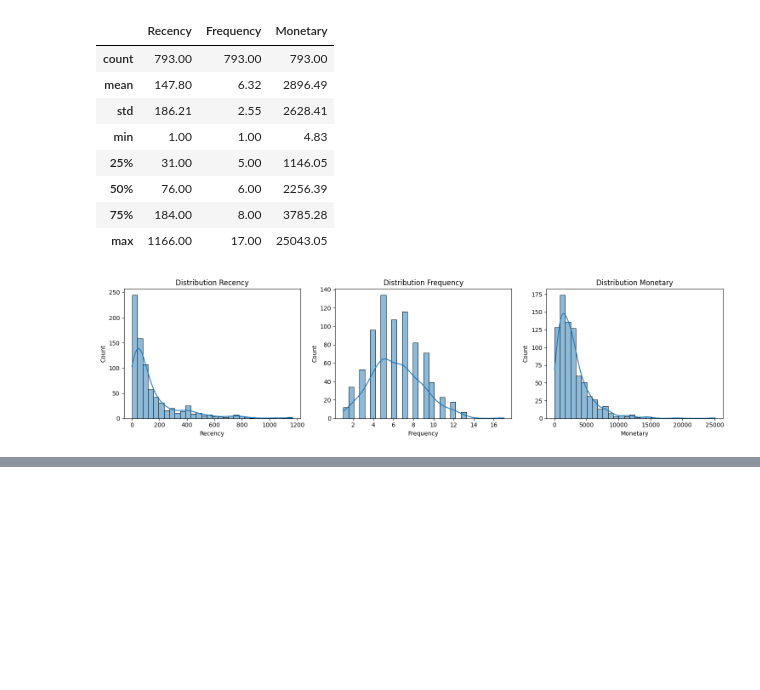
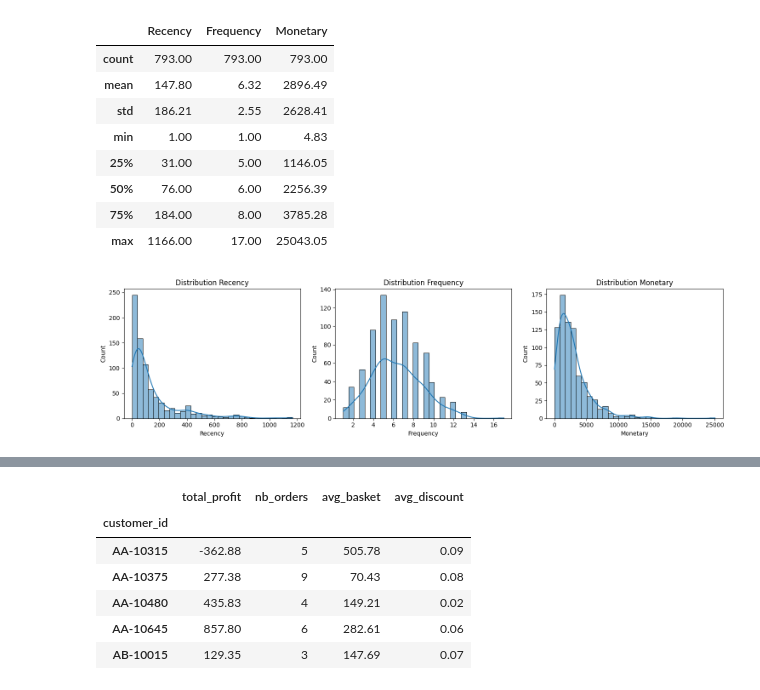
Before and after one commit to msshaqura/project_superstore, a Jupyter notebook: notebooks/sample_superstore.ipynb, the cells around one changed output, grey strips where cells are left out. Cells and saved outputs as stored; diff of their text form; code cells hidden in the pictures; blank space fills up the shorter version.

```diff
--- a/notebooks/sample_superstore.ipynb
+++ b/notebooks/sample_superstore.ipynb
@@ -1066,0 +1075,32 @@ plt.show()
+# %%
+# =============================================================
+# Création d'un dataframe avec données agrégées par customer_id
+# =============================================================
+
+client_features = (
+    df_cleaned
+    .groupby("customer_id")
+    .agg({
+        "profit": "sum",          # rentabilité totale
+        "order_id": "nunique",    # fréquence d'achat
+        "sales": "mean",          # panier moyen
+        "discount": "mean"        # remise moyenne
+    })
+    .rename(columns={
+        "profit": "total_profit",
+        "order_id": "nb_orders",
+        "sales": "avg_basket",
+        "discount": "avg_discount"
+    })
+    .round(2)
+)
+
+client_features.head()
+# %% [output]
+|  | total_profit | nb_orders | avg_basket | avg_discount |
+| customer_id |  |  |  |  |
+| AA-10315 | -362.88 | 5 | 505.78 | 0.09 |
+| AA-10375 | 277.38 | 9 | 70.43 | 0.08 |
+| AA-10480 | 435.83 | 4 | 149.21 | 0.02 |
+| AA-10645 | 857.80 | 6 | 282.61 | 0.06 |
+| AB-10015 | 129.35 | 3 | 147.69 | 0.07 |
```
Also changed, not shown: parts of 9 cells of this notebook.
